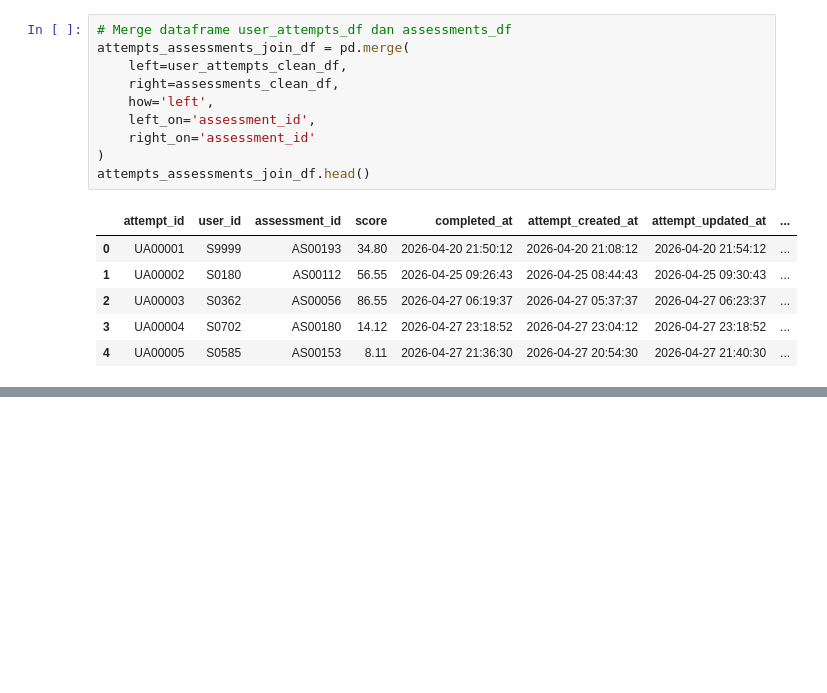
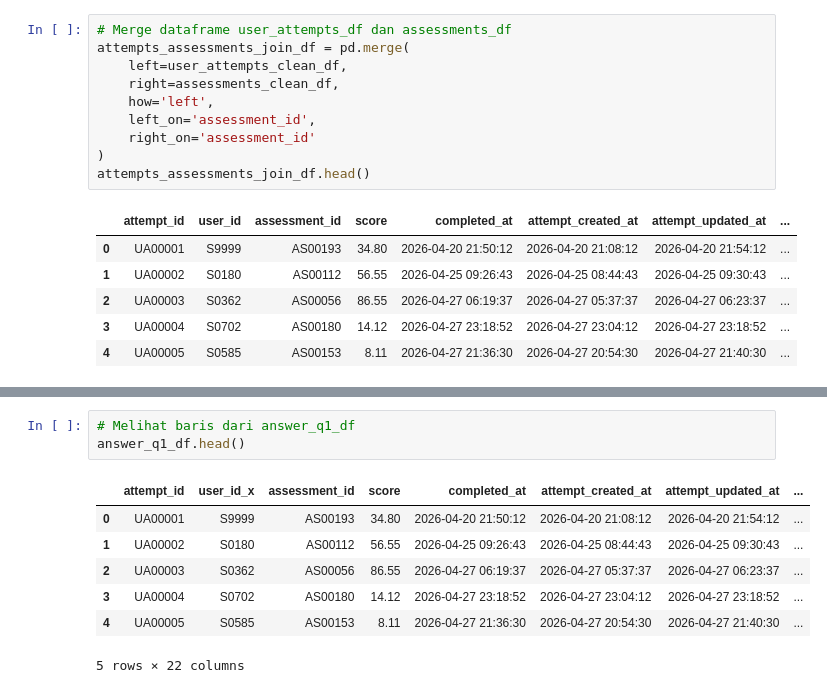
Before and after one commit to Farhan-Nawwafal/amati-app, a Jupyter notebook: data-science/notebooks/exploratory_data_analysis.ipynb, the cells around one changed output, grey strips where cells are left out. Drawn from its saved outputs; the diff is of its cells as text; blank space fills up the shorter version.

```diff
--- a/data-science/notebooks/exploratory_data_analysis.ipynb
+++ b/data-science/notebooks/exploratory_data_analysis.ipynb
@@ -1808,0 +2095,11 @@ memory usage: 354.3+ KB
+# %%
+# Melihat baris dari answer_q1_df
+answer_q1_df.head()
+# %% [output]
+|  | attempt_id | user_id_x | assessment_id | score | completed_at | attempt_created_at | attempt_updated_at | ... |
+| 0 | UA00001 | S9999 | AS00193 | 34.80 | 2026-04-20 21:50:12 | 2026-04-20 21:08:12 | 2026-04-20 21:54:12 | ... |
+| 1 | UA00002 | S0180 | AS00112 | 56.55 | 2026-04-25 09:26:43 | 2026-04-25 08:44:43 | 2026-04-25 09:30:43 | ... |
+| 2 | UA00003 | S0362 | AS00056 | 86.55 | 2026-04-27 06:19:37 | 2026-04-27 05:37:37 | 2026-04-27 06:23:37 | ... |
+| 3 | UA00004 | S0702 | AS00180 | 14.12 | 2026-04-27 23:18:52 | 2026-04-27 23:04:12 | 2026-04-27 23:18:52 | ... |
+| 4 | UA00005 | S0585 | AS00153 | 8.11 | 2026-04-27 21:36:30 | 2026-04-27 20:54:30 | 2026-04-27 21:40:30 | ... |
+5 rows × 22 columns
```
Also changed, not shown: parts of 33 cells of this notebook, 1 other file.
